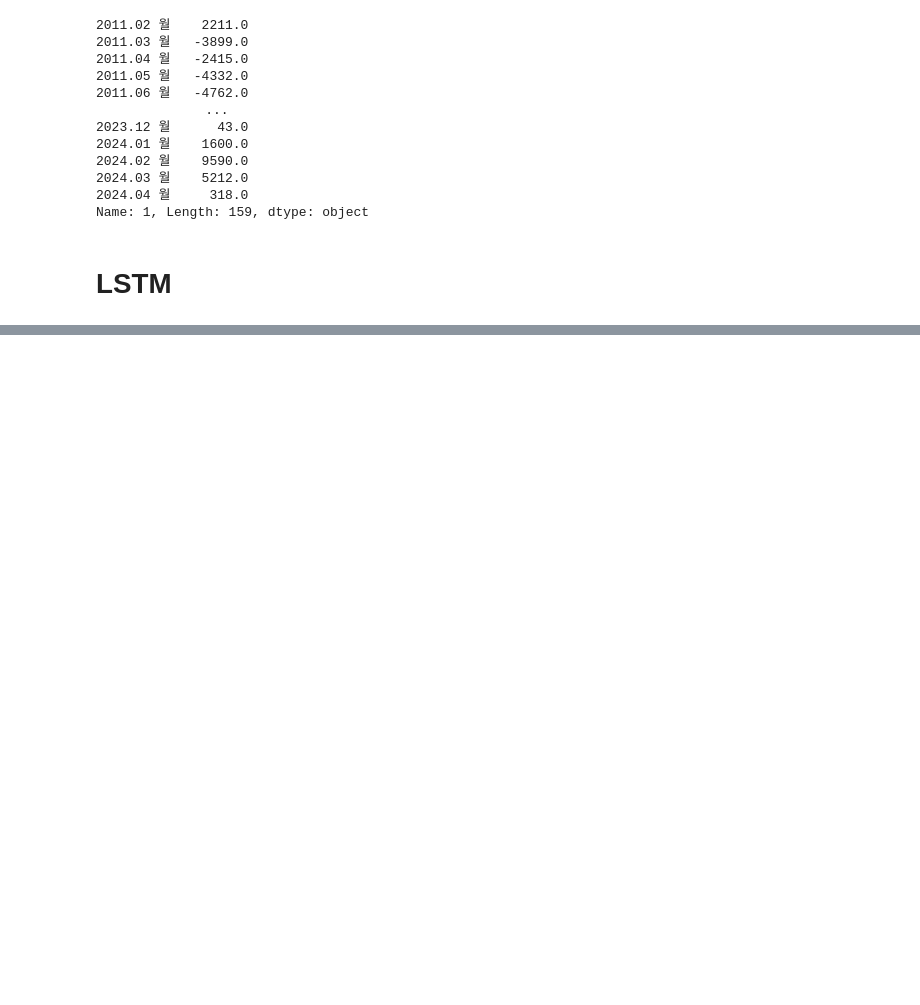
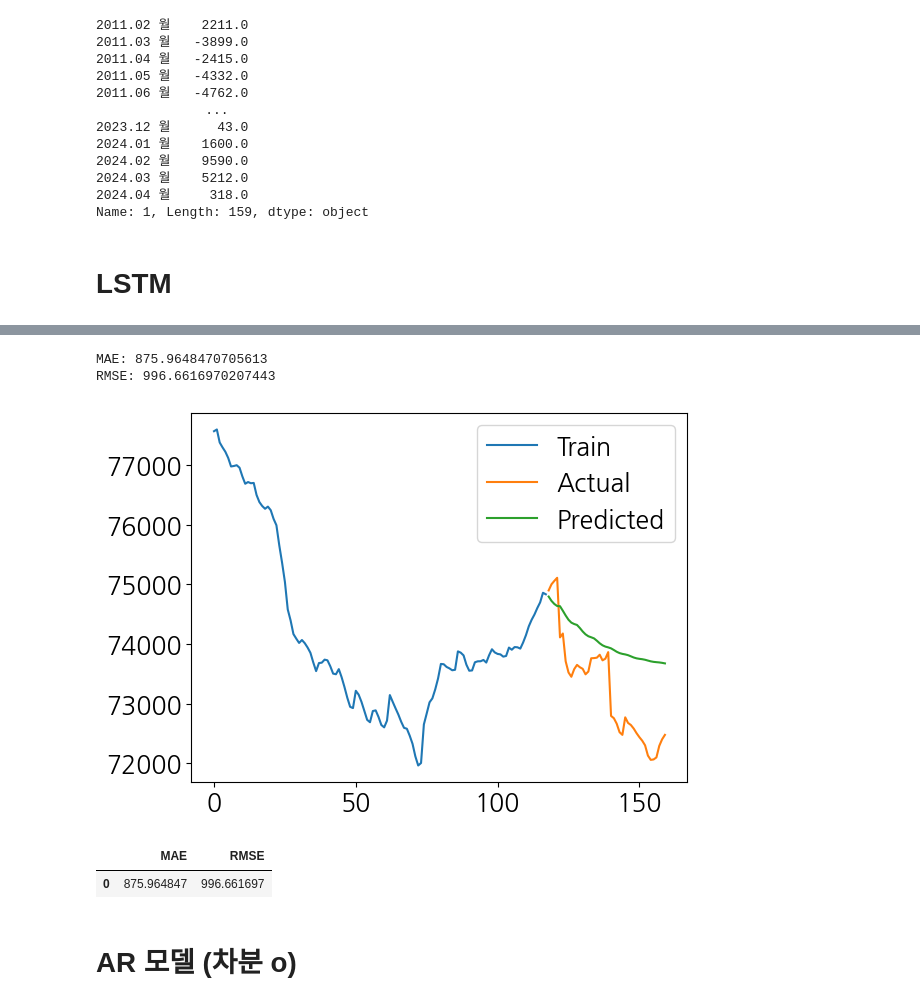
Before and after one commit to gyubinc/Locating_project, a Jupyter notebook: Locating_project.ipynb, the cells around one changed output, grey strips where cells are left out. Saved outputs shown, nothing was run; the diff lists cells and outputs as text; code cells hidden in the pictures; blank space fills up the shorter version.

Commit message:
AR model

```diff
--- a/Locating_project.ipynb
+++ b/Locating_project.ipynb
@@ -323,0 +485,54 @@ See the caveats in the documentation: https://pandas.pydata.org/pandas-docs/stab
+# %%
+import pandas as pd
+import numpy as np
+from statsmodels.tsa.ar_model import AutoReg
+from sklearn.metrics import mean_absolute_error, mean_squared_error
+import matplotlib.pyplot as plt
+
+def AR_people(df, window_size):
+    df.dropna(inplace=True)
+    new_dataset = pd.DataFrame(list(df.items()), columns=['Date', 'diff_people'])
+    new_dataset.index = new_dataset.Date
+    new_dataset.drop("Date", axis=1, inplace=True)
+
+    final_dataset = new_dataset.values.flatten()
+
+    train_data = final_dataset[0:118]
+    valid_data = final_dataset[118:]
+
+    model = AutoReg(train_data, lags=window_size)
+    model_fit = model.fit()
+
+    predictions = model_fit.predict(start=len(train_data), end=len(train_data) + len(valid_data) - 1, dynamic=False)
+
+    # Calculate MAE and RMSE
+    mae = mean_absolute_error(valid_data, predictions)
+    rmse = np.sqrt(mean_squared_error(valid_data, predictions))
+
+    print(f"MAE: {mae}")
+    print(f"RMSE: {rmse}")
+
+    # Plot the results
+    plt.plot(train_data, label='Train')
+    plt.plot(np.arange(len(train_data), len(train_data) + len(valid_data)), valid_data, label='Actual')
+    plt.plot(np.arange(len(train_data), len(train_data) + len(valid_data)), predictions, label='Predicted')
+    plt.legend()
+    plt.show()
+
+    return pd.DataFrame({'MAE': [mae], 'RMSE': [rmse]})
+
+# Example usage (assuming data_gu is defined and has the required structure):
+# AR_people(data_gu.iloc[0, :], 6)
+# %%
+error = AR_people(data_gu.iloc[0, :], 12)
+# %% [output]
+MAE: 875.9648470705613
+RMSE: 996.6616970207443
+[figure, added]
+# %%
+error
+# %% [output]
+|  | MAE | RMSE |
+| 0 | 875.964847 | 996.661697 |
+# %% [markdown]
+# AR 모델 (차분 o)
```
Also changed, not shown: parts of 9 cells of this notebook.
